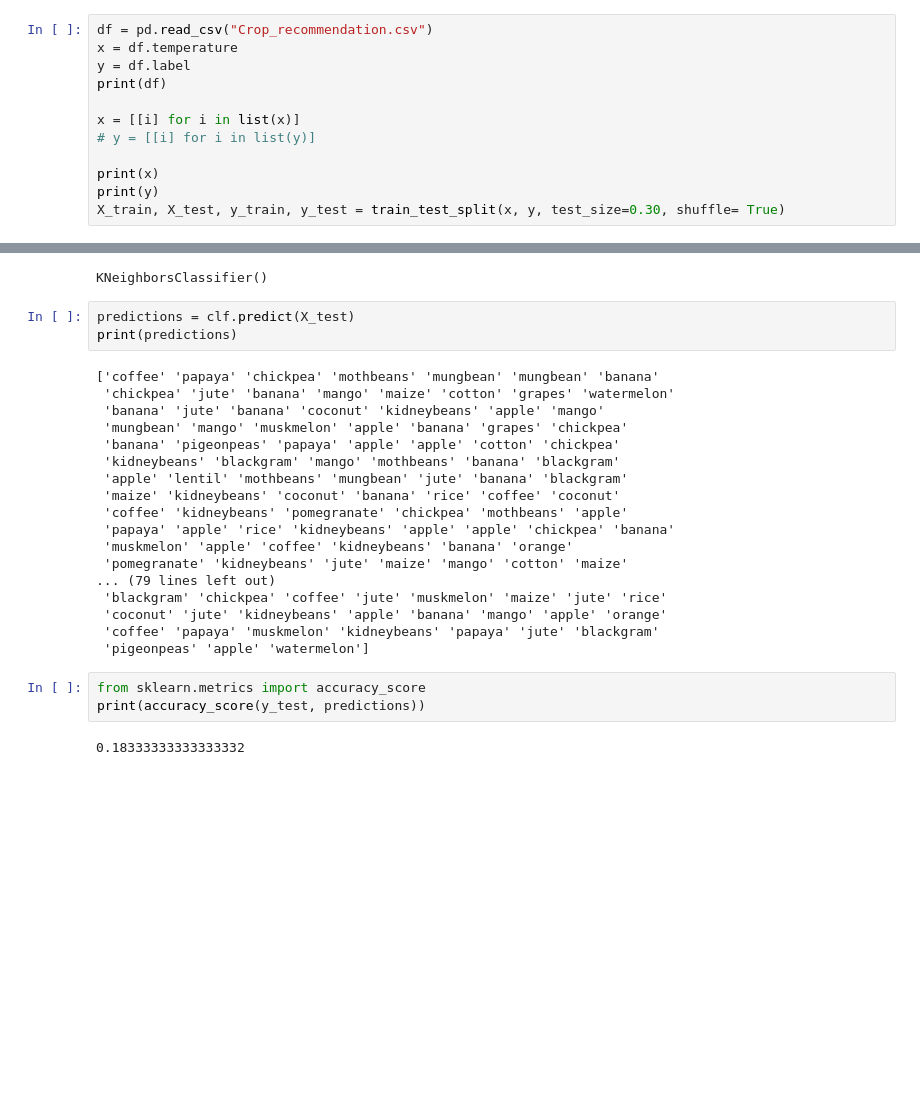
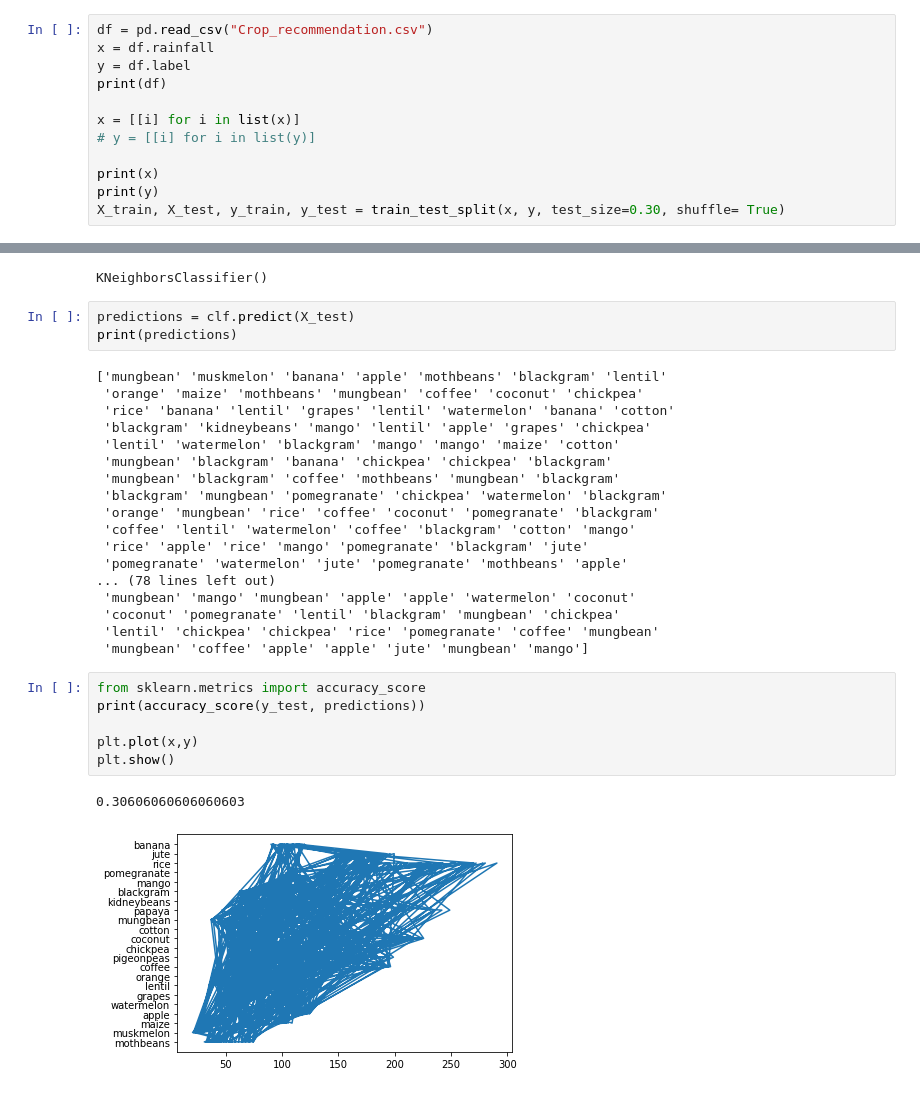
Before and after one commit to SunnyDahitJ/ML-programs, a Jupyter notebook: lab3_ml.ipynb, the cells around one changed output, grey strips where cells are left out. Saved outputs shown, nothing was run; the diff lists cells and outputs as text; blank space fills up the shorter version.

```diff
--- a/lab3_ml.ipynb
+++ b/lab3_ml.ipynb
@@ -8,7 +8,7 @@ from sklearn.neighbors import KNeighborsClassifier
 from sklearn.model_selection import train_test_split
 # %%
 df = pd.read_csv("Crop_recommendation.csv")
-x = df.temperature
+x = df.rainfall
 y = df.label
 print(df)
 
@@ -57,28 +57,32 @@ KNeighborsClassifier()
 predictions = clf.predict(X_test)
 print(predictions)
 # %% [output]
-['coffee' 'papaya' 'chickpea' 'mothbeans' 'mungbean' 'mungbean' 'banana'
- 'chickpea' 'jute' 'banana' 'mango' 'maize' 'cotton' 'grapes' 'watermelon'
- 'banana' 'jute' 'banana' 'coconut' 'kidneybeans' 'apple' 'mango'
- 'mungbean' 'mango' 'muskmelon' 'apple' 'banana' 'grapes' 'chickpea'
- 'banana' 'pigeonpeas' 'papaya' 'apple' 'apple' 'cotton' 'chickpea'
- 'kidneybeans' 'blackgram' 'mango' 'mothbeans' 'banana' 'blackgram'
- 'apple' 'lentil' 'mothbeans' 'mungbean' 'jute' 'banana' 'blackgram'
- 'maize' 'kidneybeans' 'coconut' 'banana' 'rice' 'coffee' 'coconut'
- 'coffee' 'kidneybeans' 'pomegranate' 'chickpea' 'mothbeans' 'apple'
- 'papaya' 'apple' 'rice' 'kidneybeans' 'apple' 'apple' 'chickpea' 'banana'
- 'muskmelon' 'apple' 'coffee' 'kidneybeans' 'banana' 'orange'
- 'pomegranate' 'kidneybeans' 'jute' 'maize' 'mango' 'cotton' 'maize'
-... (79 lines left out)
- 'blackgram' 'chickpea' 'coffee' 'jute' 'muskmelon' 'maize' 'jute' 'rice'
- 'coconut' 'jute' 'kidneybeans' 'apple' 'banana' 'mango' 'apple' 'orange'
- 'coffee' 'papaya' 'muskmelon' 'kidneybeans' 'papaya' 'jute' 'blackgram'
- 'pigeonpeas' 'apple' 'watermelon']
+['mungbean' 'muskmelon' 'banana' 'apple' 'mothbeans' 'blackgram' 'lentil'
+ 'orange' 'maize' 'mothbeans' 'mungbean' 'coffee' 'coconut' 'chickpea'
+ 'rice' 'banana' 'lentil' 'grapes' 'lentil' 'watermelon' 'banana' 'cotton'
+ 'blackgram' 'kidneybeans' 'mango' 'lentil' 'apple' 'grapes' 'chickpea'
+ 'lentil' 'watermelon' 'blackgram' 'mango' 'mango' 'maize' 'cotton'
+ 'mungbean' 'blackgram' 'banana' 'chickpea' 'chickpea' 'blackgram'
+ 'mungbean' 'blackgram' 'coffee' 'mothbeans' 'mungbean' 'blackgram'
+ 'blackgram' 'mungbean' 'pomegranate' 'chickpea' 'watermelon' 'blackgram'
+ 'orange' 'mungbean' 'rice' 'coffee' 'coconut' 'pomegranate' 'blackgram'
+ 'coffee' 'lentil' 'watermelon' 'coffee' 'blackgram' 'cotton' 'mango'
+ 'rice' 'apple' 'rice' 'mango' 'pomegranate' 'blackgram' 'jute'
+ 'pomegranate' 'watermelon' 'jute' 'pomegranate' 'mothbeans' 'apple'
+... (78 lines left out)
+ 'mungbean' 'mango' 'mungbean' 'apple' 'apple' 'watermelon' 'coconut'
+ 'coconut' 'pomegranate' 'lentil' 'blackgram' 'mungbean' 'chickpea'
+ 'lentil' 'chickpea' 'chickpea' 'rice' 'pomegranate' 'coffee' 'mungbean'
+ 'mungbean' 'coffee' 'apple' 'apple' 'jute' 'mungbean' 'mango']
 # %%
 from sklearn.metrics import accuracy_score
 print(accuracy_score(y_test, predictions))
+
+plt.plot(x,y)
+plt.show()
 # %% [output]
-0.18333333333333332
+0.30606060606060603
+[figure, added]
 # %%
 from sklearn.metrics import confusion_matrix
 print(confusion_matrix(y_test, predictions))
```
Also changed, not shown: parts of 1 cell of this notebook.
